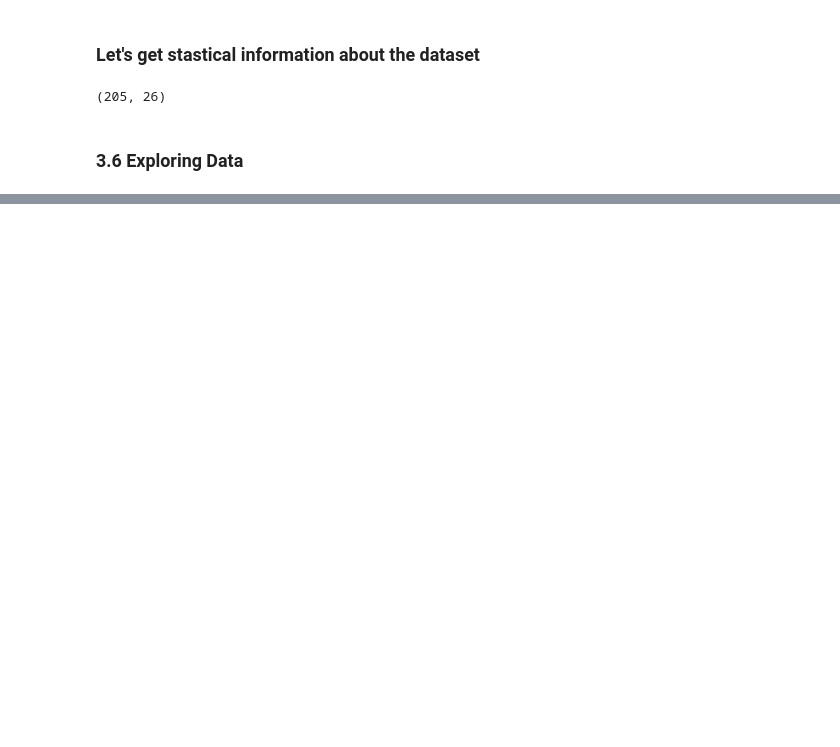
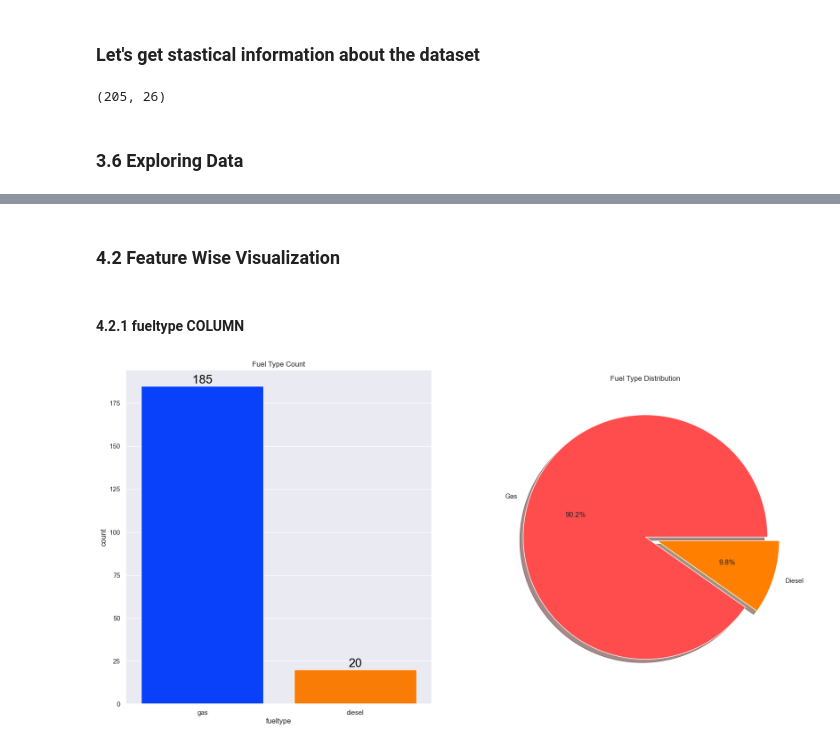
Before and after one commit to NinadKarlekar/OIBSIP_Internship_Ninad, a Jupyter notebook: Task-3/oibsip_taskno3.ipynb, the cells around one changed output, grey strips where cells are left out. Drawn from its saved outputs; the diff is of its cells as text; code cells hidden in the pictures; blank space fills up the shorter version.

```diff
--- a/Task-3/oibsip_taskno3.ipynb
+++ b/Task-3/oibsip_taskno3.ipynb
@@ -202,0 +276,24 @@ df.shape
+# %% [markdown]
+### 4.2 Feature Wise Visualization
+# %% [markdown]
+#### 4.2.1 fueltype COLUMN
+# %%
+# Create subplots with 1 row and 2 columns
+fig, ax = plt.subplots(1, 2, figsize=(20, 10))
+
+# Plot the count of each fueltype using a countplot
+sns.countplot(x='fueltype', data=df, palette='bright', ax=ax[0], saturation=0.95)
+for container in ax[0].containers:
+    ax[0].bar_label(container, color='black', size=20)
+
+# Plot a pie chart for the distribution of fueltype
+ax[1].pie(x=df['fueltype'].value_counts(), labels=['Gas', 'Diesel'], explode=[0, 0.1], autopct='%1.1f%%', shadow=True, colors=['#ff4d4d', '#ff8000'])
+
+# Set titles for the subplots
+ax[0].set_title('Fuel Type Count')
+ax[1].set_title('Fuel Type Distribution')
+
+# Display the plot
+plt.show()
+# %% [output]
+[figure, added]
```
Also changed, not shown: parts of 32 cells of this notebook, 4 other files.
